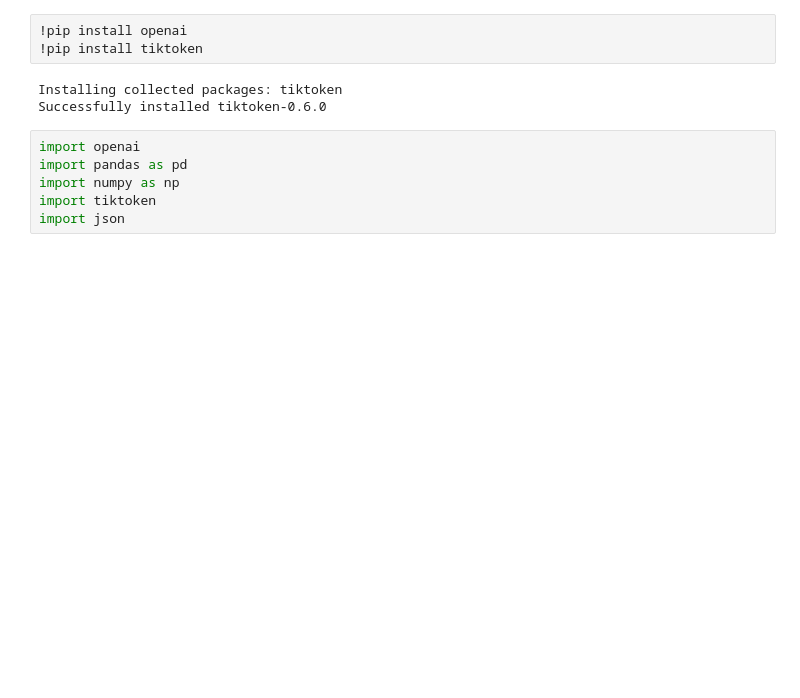
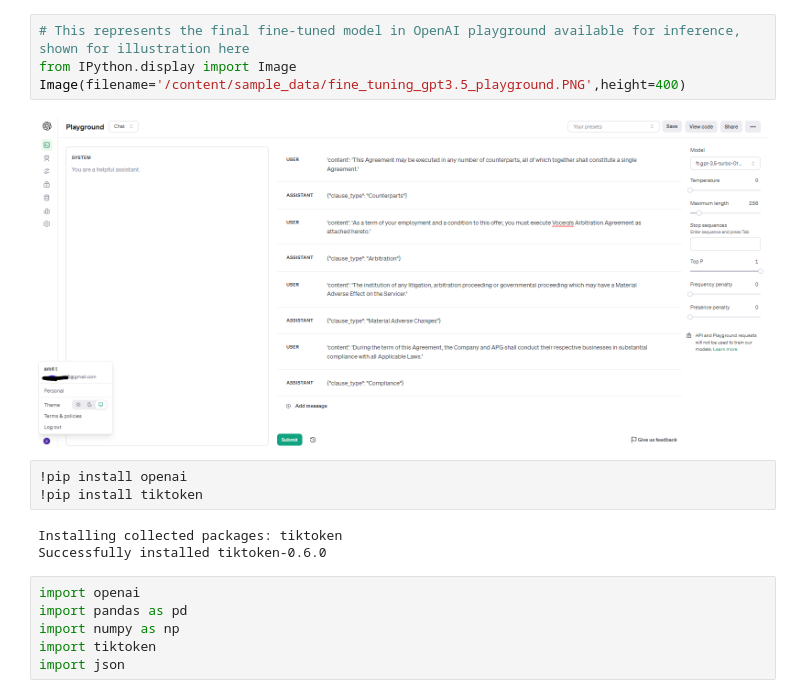
Before and after one commit to amit5-ai/fine_tuning_gpt3.5, a Jupyter notebook: fine_tuning_gpt3_5.ipynb, the cells around one changed output. Saved outputs shown, nothing was run; the diff lists cells and outputs as text; blank space fills up the shorter version.

Commit message:
updated images

```diff
--- a/fine_tuning_gpt3_5.ipynb
+++ b/fine_tuning_gpt3_5.ipynb
@@ -4,5 +5,11 @@ Image(filename='/content/sample_data/fine_tuning_gpt3.5.PNG')
 # %% [output]
 [figure]
+# %%
+# This represents the final fine-tuned model in OpenAI playground available for inference, shown for illustration here
+from IPython.display import Image
+Image(filename='/content/sample_data/fine_tuning_gpt3.5_playground.PNG',height=400)
+# %% [output]
+[figure, added]
 # %%
 !pip install openai
 !pip install tiktoken
```
Also changed, not shown: parts of 1 cell of this notebook.
